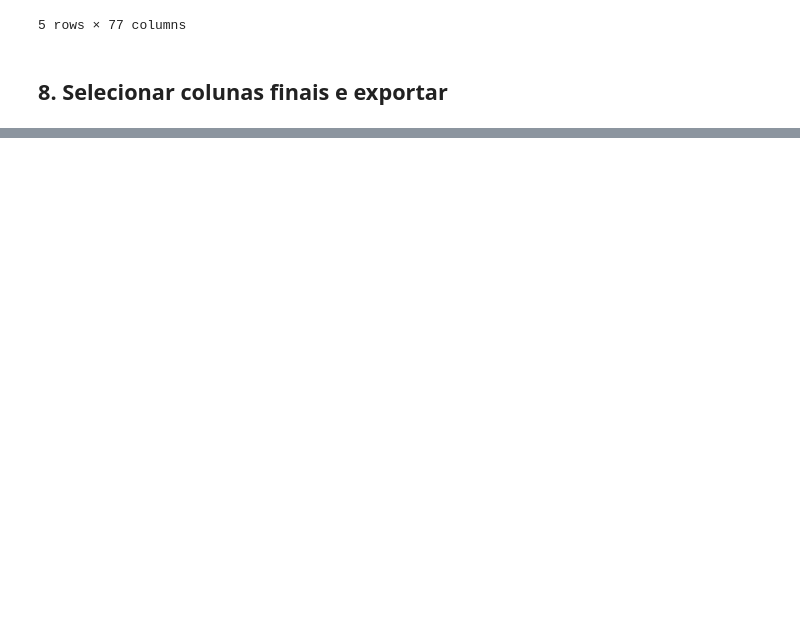
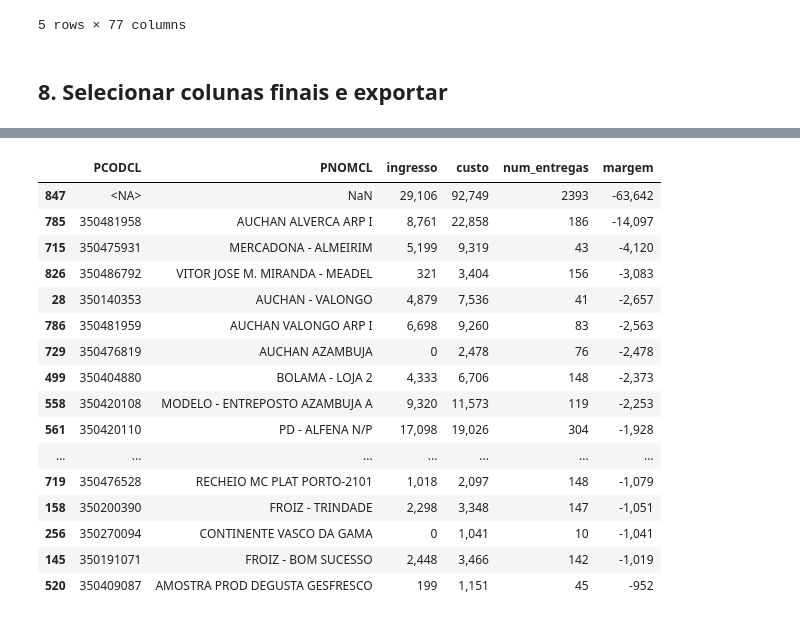
Before and after one commit to ruben-filipe-rocha/Salvesen, a Jupyter notebook: 02.Analise_Financeira/01_Fin_PBI_MAC.ipynb, the cells around one changed output, grey strips where cells are left out. Drawn from its saved outputs; the diff is of its cells as text; code cells hidden in the pictures; blank space fills up the shorter version.

```diff
--- a/02.Analise_Financeira/01_Fin_PBI_MAC.ipynb
+++ b/02.Analise_Financeira/01_Fin_PBI_MAC.ipynb
@@ -553 +553,17 @@ df_sel.head()
 5 rows × 42 columns
+# %%
+resumo_danone_mes = (
+    df[df["CODACT"].isin(["011", "013", "311"])]
+    .groupby("mes")
+    .agg(
+        ingresso=("total_ingresso", "sum"),
+        custo=("COSTEDT", "sum"),
+    )
+    .reset_index()
+)
+resumo_danone_mes["margem"] = resumo_danone_mes["ingresso"] - resumo_danone_mes["custo"]
+
+for coluna in ["ingresso", "custo", "margem"]:
+    resumo_danone_mes[coluna] = resumo_danone_mes[coluna].round(0).map("{:,.0f}".format)
+
+resumo_danone_mes
@@ -553,0 +581,55 @@ df_sel.head()
+# %%
+cliente_por_entrega = (
+    df_danone
+    .assign(
+        PREFPE=df_danone["PREFPE"].astype("string").str.strip(),
+        PFEENT=pd.to_datetime(df_danone["PFEENT"].astype("string").str.strip(), format="%Y%m%d", errors="coerce"),
+    )
+    .groupby(["PREFPE", "PFEENT"])
+    .agg(PCODCL=("PCODCL", "first"), PNOMCL=("PNOMCL", "first"))
+    .reset_index()
+)
+
+df_com_cliente = df[df["CODACT"].isin(["011", "311"])].merge(
+    cliente_por_entrega,
+    left_on=["REFERENCIA", "FENTREGA"],
+    right_on=["PREFPE", "PFEENT"],
+    how="left",
+)
+
+margem_por_cliente = (
+    df_com_cliente
+    .groupby(["PCODCL", "PNOMCL"], dropna=False)
+    .agg(
+        ingresso=("total_ingresso", "sum"),
+        custo=("COSTEDT", "sum"),
+        num_entregas=("REFERENCIA", "size"),
+    )
+    .reset_index()
+)
+margem_por_cliente["margem"] = margem_por_cliente["ingresso"] - margem_por_cliente["custo"]
+
+margem_por_cliente_fmt = margem_por_cliente.sort_values("margem").head(20).copy()
+
+for coluna in ["ingresso", "custo", "margem"]:
+    margem_por_cliente_fmt[coluna] = margem_por_cliente_fmt[coluna].round(0).map("{:,.0f}".format)
+
+margem_por_cliente_fmt
+# %% [output]
+|  | PCODCL | PNOMCL | ingresso | custo | num_entregas | margem |
+| 847 | <NA> | NaN | 29,106 | 92,749 | 2393 | -63,642 |
+| 785 | 350481958 | AUCHAN ALVERCA ARP I | 8,761 | 22,858 | 186 | -14,097 |
+| 715 | 350475931 | MERCADONA - ALMEIRIM | 5,199 | 9,319 | 43 | -4,120 |
+| 826 | 350486792 | VITOR JOSE M. MIRANDA - MEADEL | 321 | 3,404 | 156 | -3,083 |
+| 28 | 350140353 | AUCHAN - VALONGO | 4,879 | 7,536 | 41 | -2,657 |
+| 786 | 350481959 | AUCHAN VALONGO ARP I | 6,698 | 9,260 | 83 | -2,563 |
+| 729 | 350476819 | AUCHAN AZAMBUJA | 0 | 2,478 | 76 | -2,478 |
+| 499 | 350404880 | BOLAMA - LOJA 2 | 4,333 | 6,706 | 148 | -2,373 |
+| 558 | 350420108 | MODELO - ENTREPOSTO AZAMBUJA A | 9,320 | 11,573 | 119 | -2,253 |
+| 561 | 350420110 | PD - ALFENA N/P | 17,098 | 19,026 | 304 | -1,928 |
+| ... | ... | ... | ... | ... | ... | ... |
+| 719 | 350476528 | RECHEIO MC PLAT PORTO-2101 | 1,018 | 2,097 | 148 | -1,079 |
+| 158 | 350200390 | FROIZ - TRINDADE | 2,298 | 3,348 | 147 | -1,051 |
+| 256 | 350270094 | CONTINENTE VASCO DA GAMA | 0 | 1,041 | 10 | -1,041 |
+| 145 | 350191071 | FROIZ - BOM SUCESSO | 2,448 | 3,466 | 142 | -1,019 |
+| 520 | 350409087 | AMOSTRA PROD DEGUSTA GESFRESCO | 199 | 1,151 | 45 | -952 |
```
Also changed, not shown: parts of 14 cells of this notebook.
